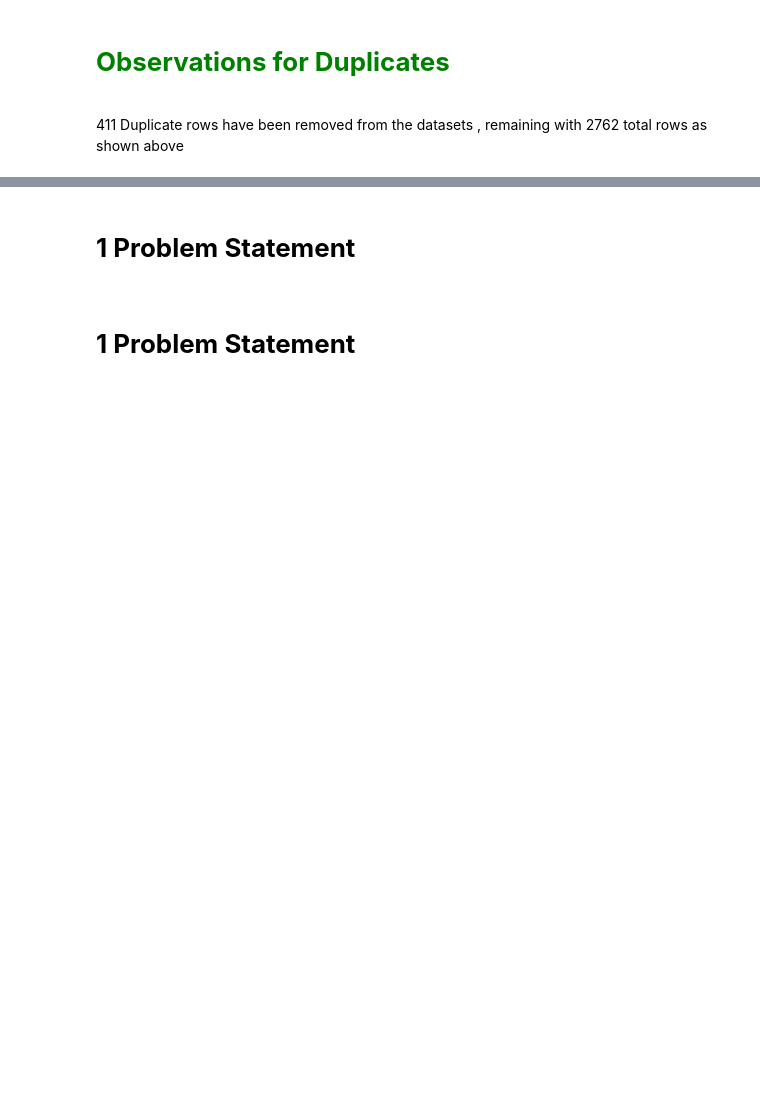
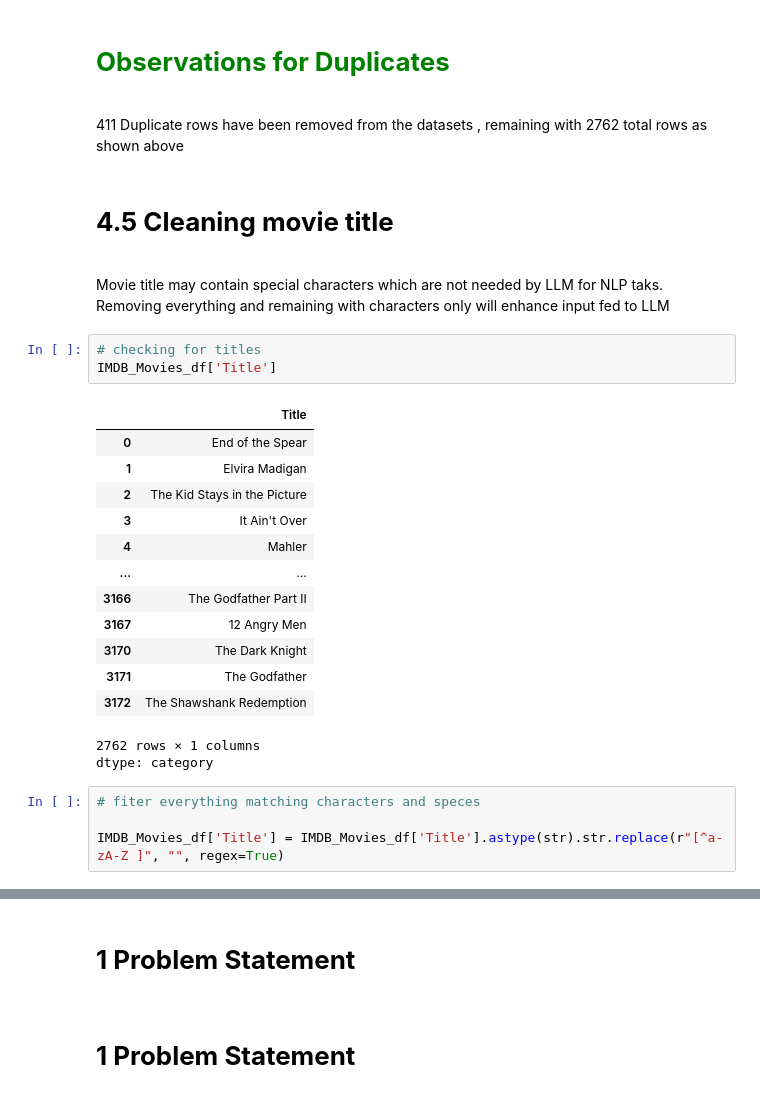
Before and after one commit to techllen/AI_ML_projects, a Jupyter notebook: IMDB_Movie_Chatbot/Allen_Mwita_IMDB_Movie_Chatbot.ipynb, the cells around one changed output, grey strips where cells are left out. Drawn from its saved outputs; the diff is of its cells as text; blank space fills up the shorter version.

```diff
--- a/IMDB_Movie_Chatbot/Allen_Mwita_IMDB_Movie_Chatbot.ipynb
+++ b/IMDB_Movie_Chatbot/Allen_Mwita_IMDB_Movie_Chatbot.ipynb
@@ -696,3 +694,29 @@ Rows After removing duplicates 2762
 <font color='Green'><h1><b>Observations for Duplicates<b></h1></font>
 # %% [markdown]
 411 Duplicate rows have been removed from the datasets , remaining with 2762 total rows as shown above
+# %% [markdown]
+<font color='56c3ea'><h1><b>4.5 Cleaning movie title<b></h1></font>
+# %% [markdown]
+Movie title may contain special characters which are not needed by LLM for NLP taks. Removing everything and remaining with characters only will enhance input fed to LLM
+# %%
+# checking for titles
+IMDB_Movies_df['Title']
+# %% [output]
+|  | Title |
+| 0 | End of the Spear |
+| 1 | Elvira Madigan |
+| 2 | The Kid Stays in the Picture |
+| 3 | It Ain't Over |
+| 4 | Mahler |
+| ... | ... |
+| 3166 | The Godfather Part II |
+| 3167 | 12 Angry Men |
+| 3170 | The Dark Knight |
+| 3171 | The Godfather |
+| 3172 | The Shawshank Redemption |
+2762 rows × 1 columns
+dtype: category
+# %%
+# fiter everything matching characters and speces
+
+IMDB_Movies_df['Title'] = IMDB_Movies_df['Title'].astype(str).str.replace(r"[^a-zA-Z ]", "", regex=True)
```
Also changed, not shown: parts of 2 cells of this notebook.
